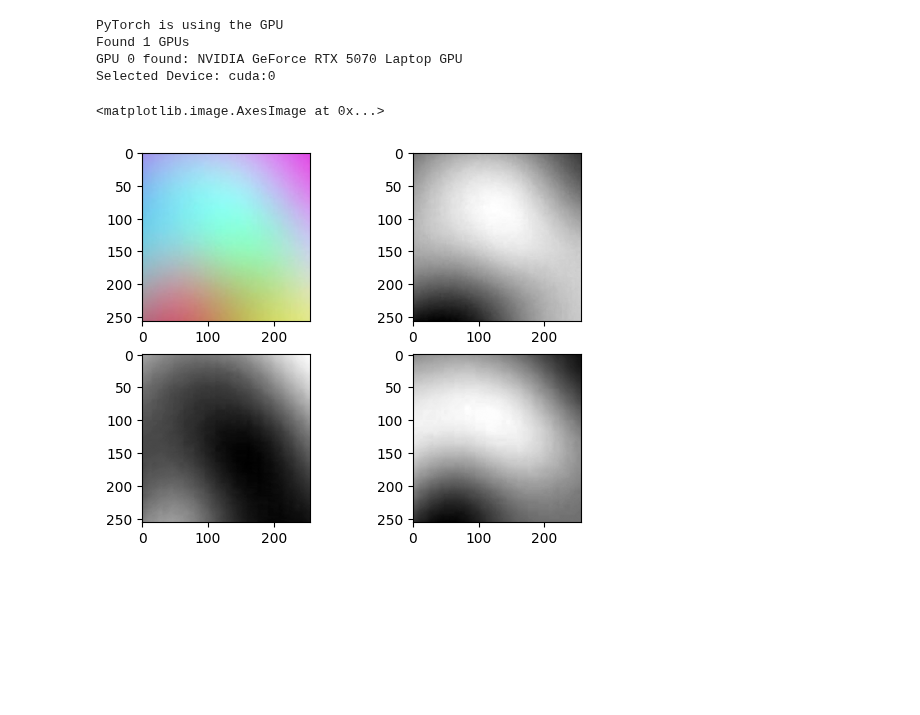
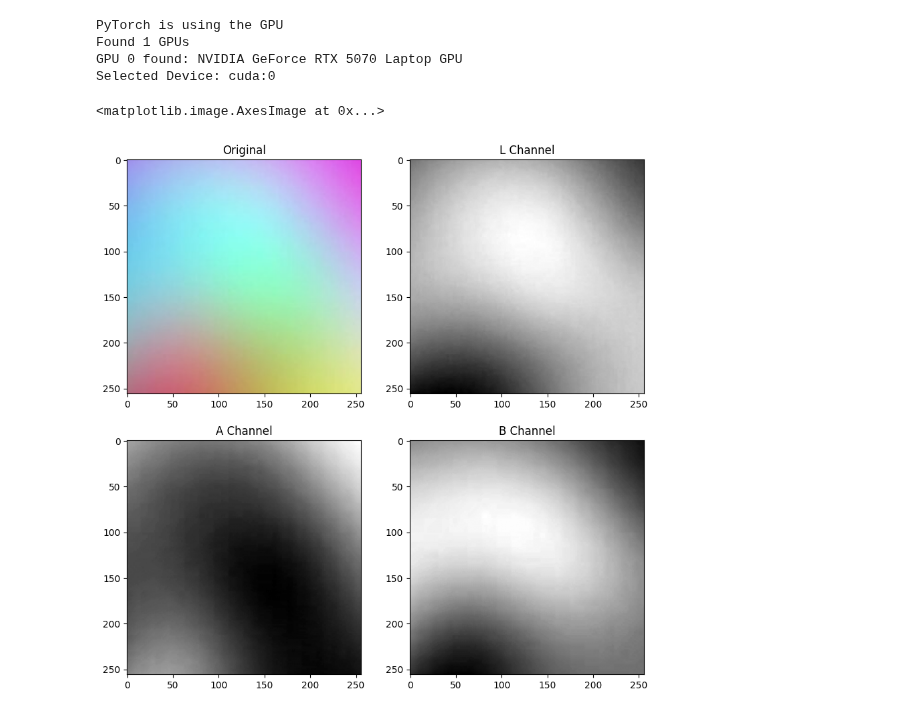
Before and after one commit to nkminion/Prism, a Jupyter notebook: Model.ipynb, the cells around one changed output. Drawn from its saved outputs; the diff is of its cells as text; code cells hidden in the pictures; blank space fills up the shorter version.

```diff
--- a/Model.ipynb
+++ b/Model.ipynb
@@ -30,18 +30,23 @@ Selected Device: cuda:0
 # %%
 InputImg = cv2.imread('Test.png')
 LABImg = cv2.cvtColor(InputImg,cv2.COLOR_RGB2LAB)
 
+plt.figure(figsize=(10,10))
 plt.subplot(2,2,1)
+plt.title('Original')
 plt.imshow(cv2.cvtColor(InputImg,cv2.COLOR_BGR2RGB))
 plt.subplot(2,2,2)
+plt.title('L Channel')
 plt.imshow(LABImg[:,:,0],cmap='gray') #L
 plt.subplot(2,2,3)
+plt.title('A Channel')
 plt.imshow(LABImg[:,:,1],cmap='gray') #A
 plt.subplot(2,2,4)
+plt.title('B Channel')
 plt.imshow(LABImg[:,:,2],cmap='gray') #B
 # %% [output]
 <matplotlib.image.AxesImage at 0x...>
-[figure, old version]
+[figure, new version]
 # %%
 class PrismModel(nn.Module):
 	def __init__(self):
```
Also changed, not shown: parts of 5 cells of this notebook.
